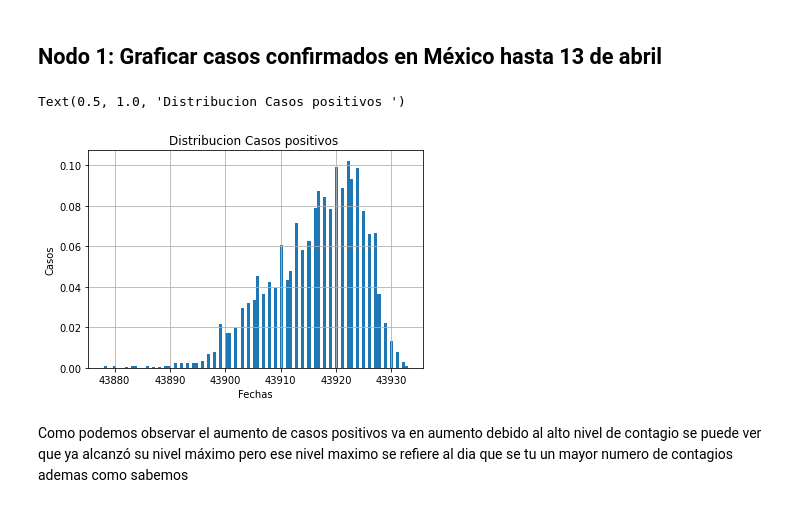
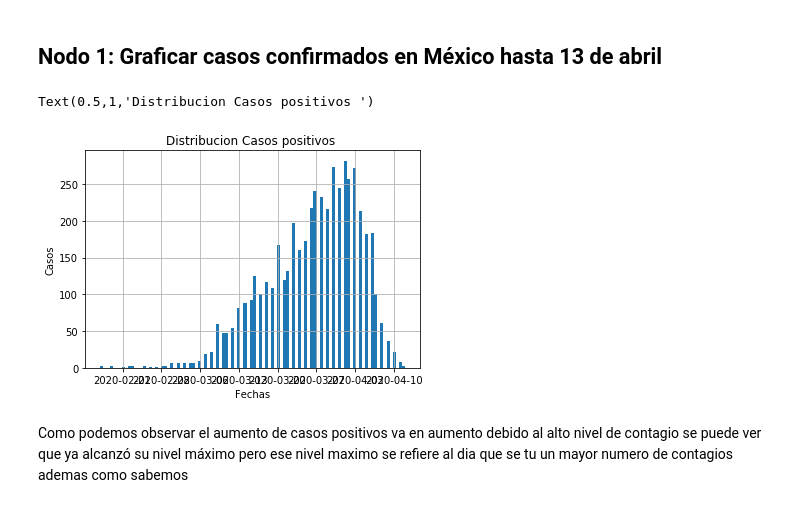
Before and after one commit to mariajmac/DefinicionProyectoConjunto_ESalazar_MJMacias, a Jupyter notebook: Proyecto_MJMacias_ESalazar.ipynb, the cells around one changed output. Saved outputs shown, nothing was run; the diff lists cells and outputs as text; code cells hidden in the pictures.

```diff
--- a/Proyecto_MJMacias_ESalazar.ipynb
+++ b/Proyecto_MJMacias_ESalazar.ipynb
@@ -112,7 +112,7 @@ from scipy.stats import beta
 # %% [markdown]
 ## Datos casos confirmados en México
 # %%
-dataCP = pd.read_excel('..\DefinicionProyectoConjunto_ESalazar_MJMacias\CasosPositivosCOVID.xlsx')
-#dataCP = pd.read_excel('/Users/ericksalazar/Desktop/Coronavirus_datos/Casos_positivos_COVID-19.xlsx')
+#dataCP = pd.read_excel('..\DefinicionProyectoConjunto_ESalazar_MJMacias\Casos_positivos_COVID-19.xlsx')
+dataCP = pd.read_excel('/Users/ericksalazar/Desktop/Coronavirus_datos/Casos_positivos_COVID-19.xlsx')
 dataCP.head()
 # %% [output]
@@ -125,6 +125,5 @@ dataCP.head()
 # %%
-
-#dataCP=dataCP.drop(columns=['Estado','Sexo','Edad','Identificación de COVID- 19 por RT-PCR en tiempo real'],axis=1)
-#dataCP = dataCP.drop([5014,5015], axis=0)
-#dataCP=dataCP.sort_values(['Fecha de Inicio de síntomas']) #ordenar fechas
-#dataCP.head()
+dataCP=dataCP.drop(columns=['Estado','Sexo','Edad','Identificación de COVID- 19 por RT-PCR en tiempo real'],axis=1)
+dataCP = dataCP.drop([5014,5015], axis=0)
+dataCP=dataCP.sort_values(['Fecha de Inicio de síntomas']) #ordenar fechas
+dataCP.head()
@@ -216,20 +204,14 @@ total de datos casos confirmados: 9341
 ## Nodo 1: **Graficar casos  confirmados en México hasta 13 de abril**
 # %%
 #histograma
-#plt.hist(dataCP['Fecha de Inicio de síntomas'],100)
-#plt.xlabel('Fechas')
-#plt.ylabel('Casos')
-#plt.grid()
-#plt.title('Distribucion Casos positivos ')
-
-hist_CP = plt.hist(dataCP['Fecha de Inicio en numero'], density=True, bins=100)
+plt.hist(dataCP['Fecha de Inicio de síntomas'],100)
 plt.xlabel('Fechas')
 plt.ylabel('Casos')
 plt.grid()
 plt.title('Distribucion Casos positivos ')
 # %% [output]
-Text(0.5, 1.0, 'Distribucion Casos positivos ')
+Text(0.5,1,'Distribucion Casos positivos ')
-[figure, old version]
+[figure, new version]
 # %% [markdown]
 Como podemos observar el aumento de casos positivos va en aumento debido al alto nivel de contagio se puede ver que ya alcanzó su nivel máximo pero ese nivel maximo se refiere al dia que se tu un mayor numero de contagios ademas como sabemos
 # %% [markdown]
```
Also changed, not shown: parts of 34 cells of this notebook, 4 other files.
